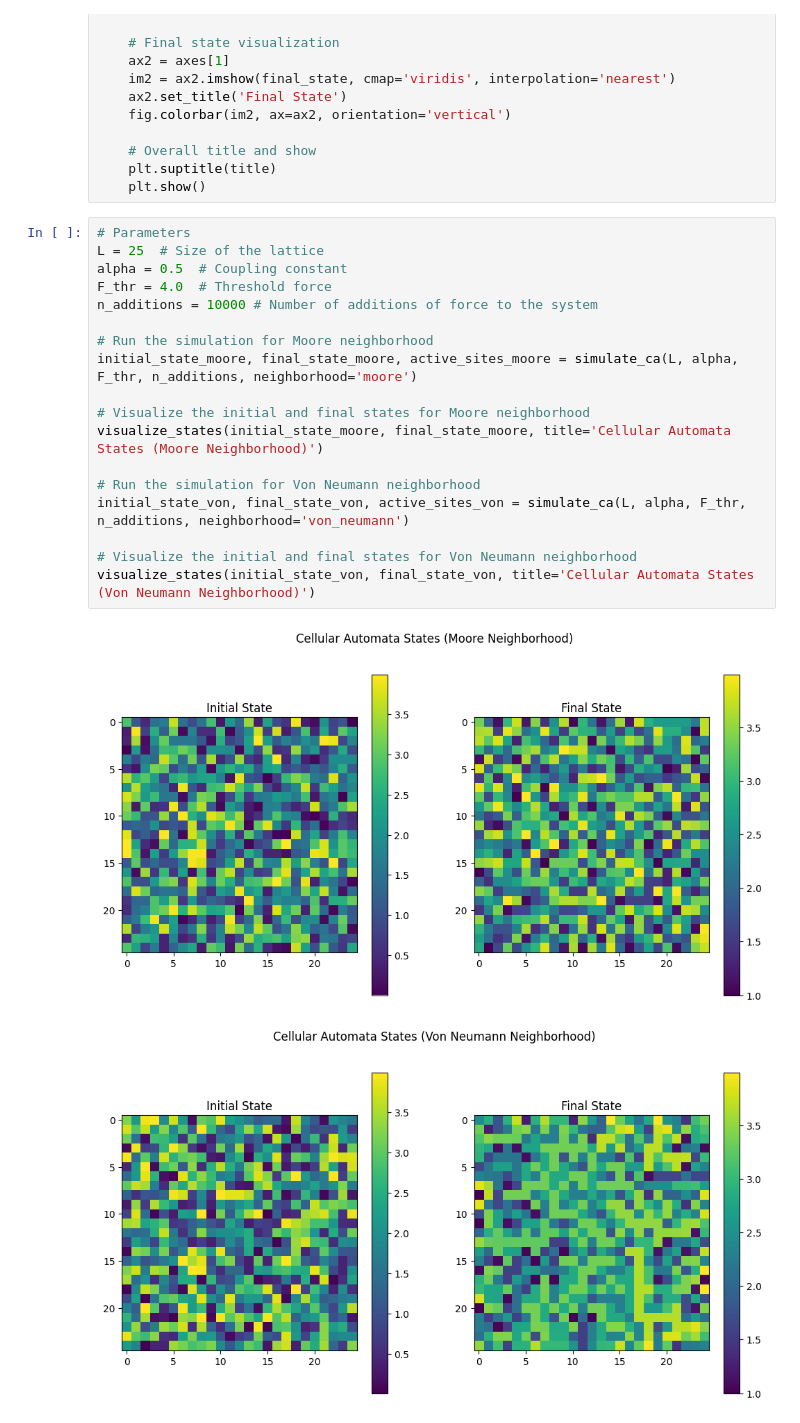
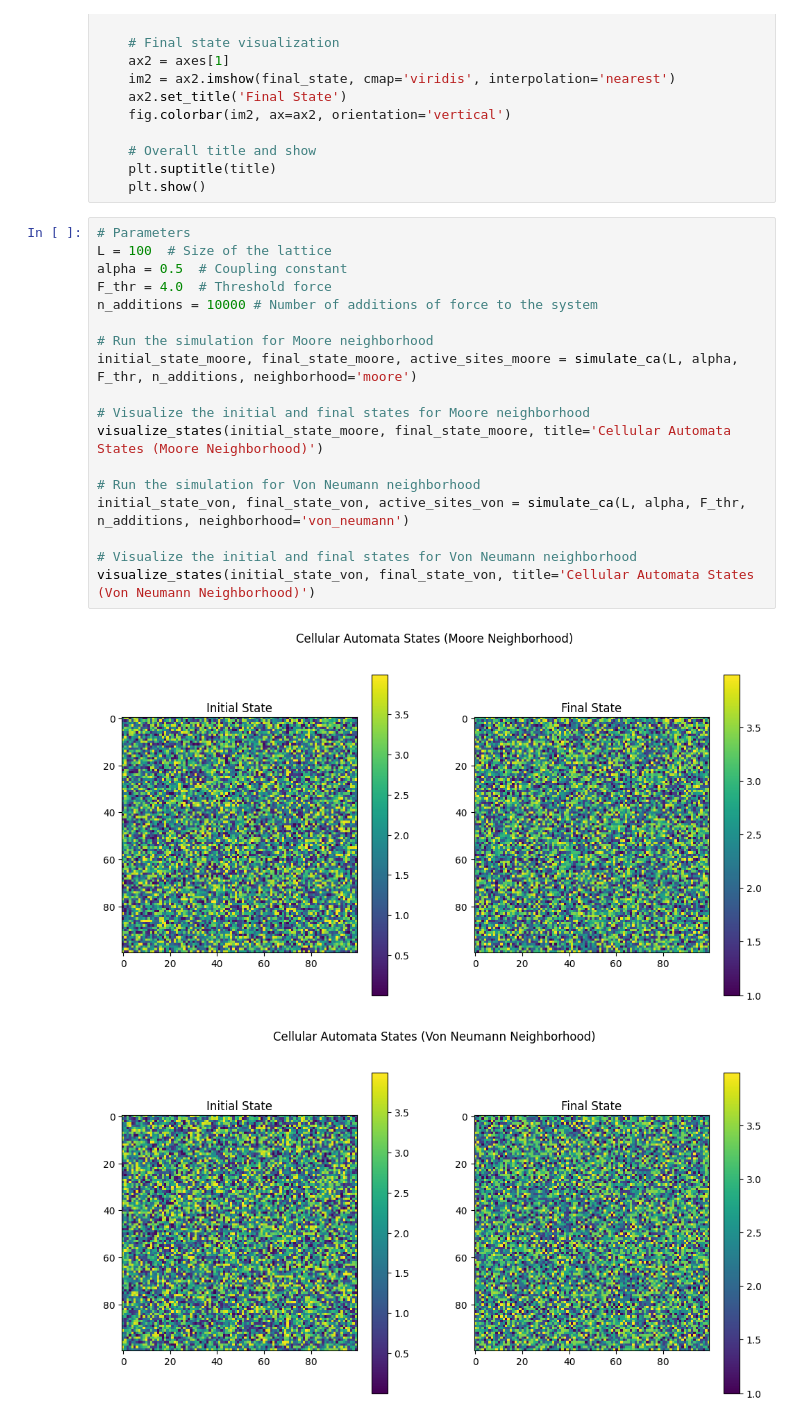
Before and after one commit to vitalismaxim/group_17, a Jupyter notebook: OFC.ipynb, the cells around one changed output. Cells and saved outputs as stored; diff of their text form.

```diff
--- a/OFC.ipynb
+++ b/OFC.ipynb
@@ -91,25 +91,25 @@ def visualize_states(initial_state, final_state, title='Cellular Automata States
     plt.show()
 # %%
 # Parameters
-L = 25  # Size of the lattice
+L = 100  # Size of the lattice
 alpha = 0.5  # Coupling constant
 F_thr = 4.0  # Threshold force
 n_additions = 10000 # Number of additions of force to the system
 
 # Run the simulation for Moore neighborhood
 initial_state_moore, final_state_moore, active_sites_moore = simulate_ca(L, alpha, F_thr, n_additions, neighborhood='moore')
 
 # Visualize the initial and final states for Moore neighborhood
 visualize_states(initial_state_moore, final_state_moore, title='Cellular Automata States (Moore Neighborhood)')
 
 # Run the simulation for Von Neumann neighborhood
 initial_state_von, final_state_von, active_sites_von = simulate_ca(L, alpha, F_thr, n_additions, neighborhood='von_neumann')
 
 # Visualize the initial and final states for Von Neumann neighborhood
 visualize_states(initial_state_von, final_state_von, title='Cellular Automata States (Von Neumann Neighborhood)')
 # %% [output]
-[figure, old version]
+[figure, new version]
-[figure, old version]
+[figure, new version]
 # %%
 print(active_sites_von)
 # %% [output]
```
Also changed, not shown: parts of 5 cells of this notebook.
